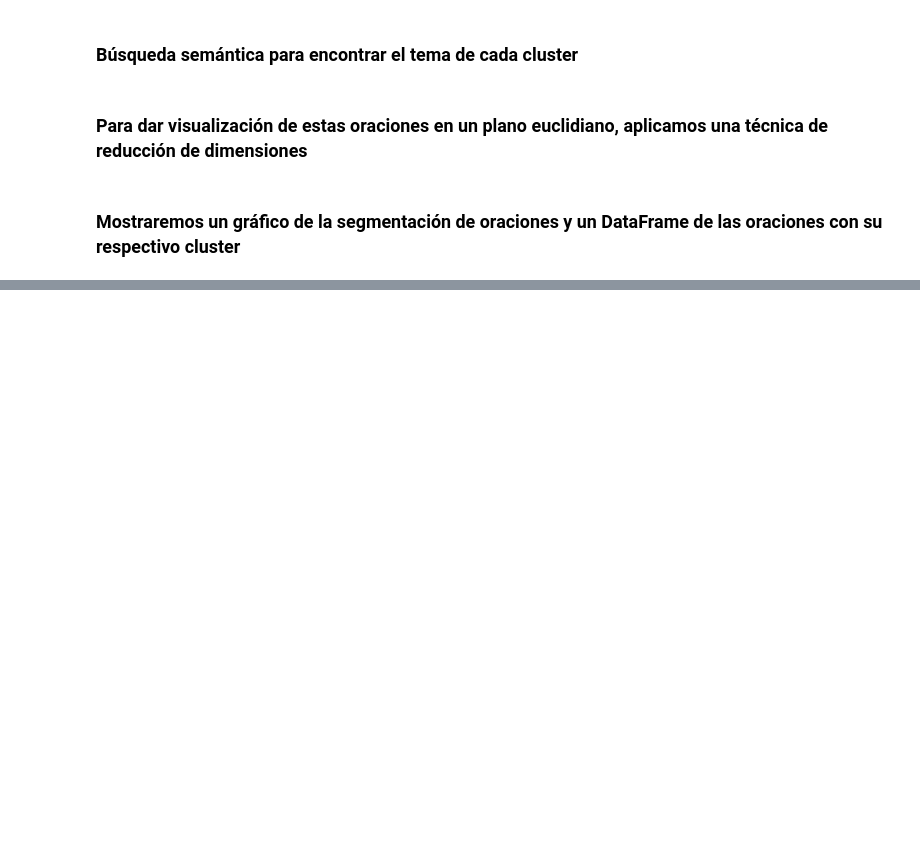
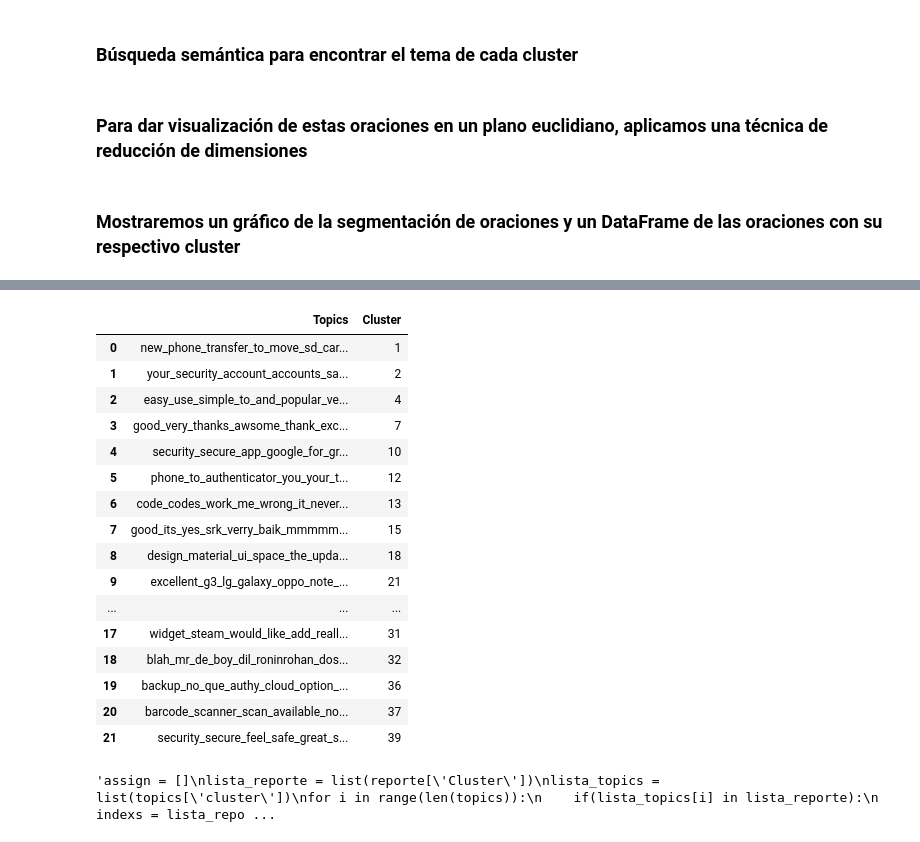
Before and after one commit to LuisSante/Text-segmentation-using-Agglomerative-Clustering, a Jupyter notebook: NLP - Clustering/agglomerative_clustering.ipynb, the cells around one changed output, grey strips where cells are left out. Saved outputs shown, nothing was run; the diff lists cells and outputs as text; code cells hidden in the pictures; blank space fills up the shorter version.

```diff
--- a/NLP - Clustering/agglomerative_clustering.ipynb
+++ b/NLP - Clustering/agglomerative_clustering.ipynb
@@ -290,0 +275,35 @@ reporte
+# %%
+reporte_tuplas
+# %% [output]
+|  | Topics | Cluster |
+| 0 | new_phone_transfer_to_move_sd_car... | 1 |
+| 1 | your_security_account_accounts_sa... | 2 |
+| 2 | easy_use_simple_to_and_popular_ve... | 4 |
+| 3 | good_very_thanks_awsome_thank_exc... | 7 |
+| 4 | security_secure_app_google_for_gr... | 10 |
+| 5 | phone_to_authenticator_you_your_t... | 12 |
+| 6 | code_codes_work_me_wrong_it_never... | 13 |
+| 7 | good_its_yes_srk_verry_baik_mmmmm... | 15 |
+| 8 | design_material_ui_space_the_upda... | 18 |
+| 9 | excellent_g3_lg_galaxy_oppo_note_... | 21 |
+| ... | ... | ... |
+| 17 | widget_steam_would_like_add_reall... | 31 |
+| 18 | blah_mr_de_boy_dil_roninrohan_dos... | 32 |
+| 19 | backup_no_que_authy_cloud_option_... | 36 |
+| 20 | barcode_scanner_scan_available_no... | 37 |
+| 21 | security_secure_feel_safe_great_s... | 39 |
+# %%
+'''assign = []
+lista_reporte = list(reporte['Cluster'])
+lista_topics = list(topics['cluster'])
+for i in range(len(topics)):
+    if(lista_topics[i] in lista_reporte):
+        indexs = lista_reporte.index(lista_topics[i])
+        assign.append(reporte['Topics'][indexs])
+    else:
+        assign.append("-1")
+
+topics['Topics'] = assign
+topics'''
+# %% [output]
+'assign = []\nlista_reporte = list(reporte[\'Cluster\'])\nlista_topics = list(topics[\'cluster\'])\nfor i in range(len(topics)):\n    if(lista_topics[i] in lista_reporte):\n        indexs = lista_repo ...
```
Also changed, not shown: parts of 6 cells of this notebook.
